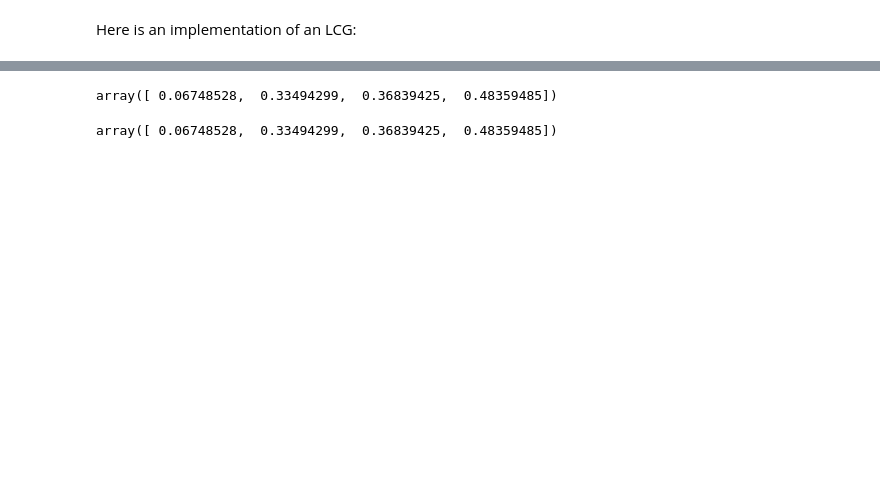
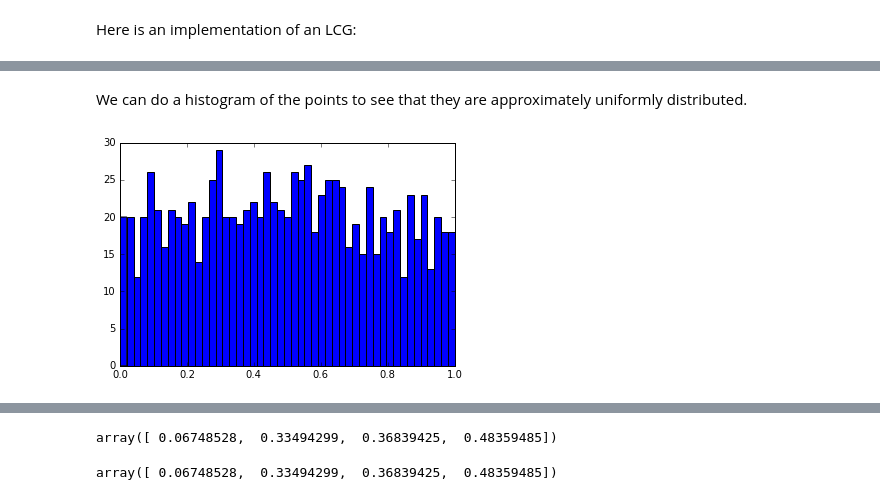
Before and after one commit to lukasbystricky/ISC-3313, a Jupyter notebook: lectures/chapter4/3-random_numbers.ipynb, the cells around one changed output, grey strips where cells are left out. Saved outputs shown, nothing was run; the diff lists cells and outputs as text; code cells hidden in the pictures; blank space fills up the shorter version.

```diff
--- a/lectures/chapter4/3-random_numbers.ipynb
+++ b/lectures/chapter4/3-random_numbers.ipynb
@@ -71,0 +151,7 @@ plt.plot(X, Y,'.')
+# %% [markdown]
+We can do a histogram of the points to see that they are approximately uniformly distributed.
+# %%
+import numpy as np
+plt.hist(X, np.linspace(0,1));
+# %% [output]
+[figure, added]
```
Also changed, not shown: parts of 50 cells of this notebook.
